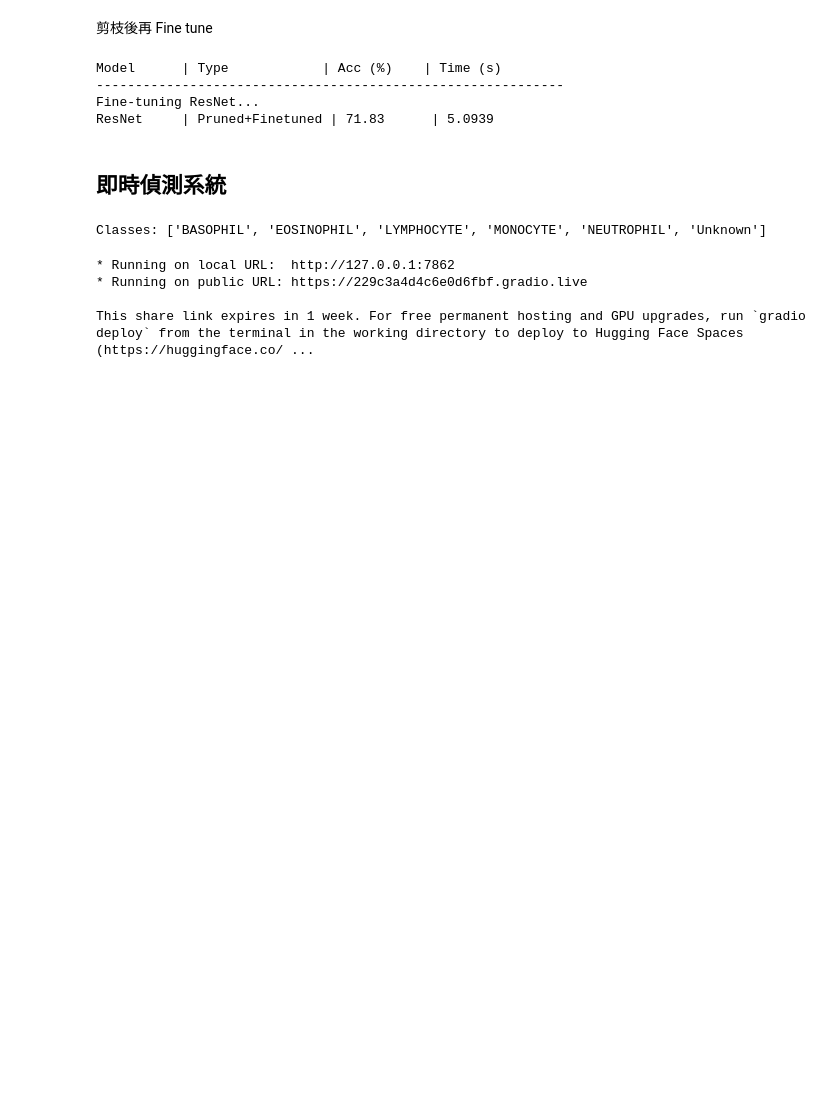
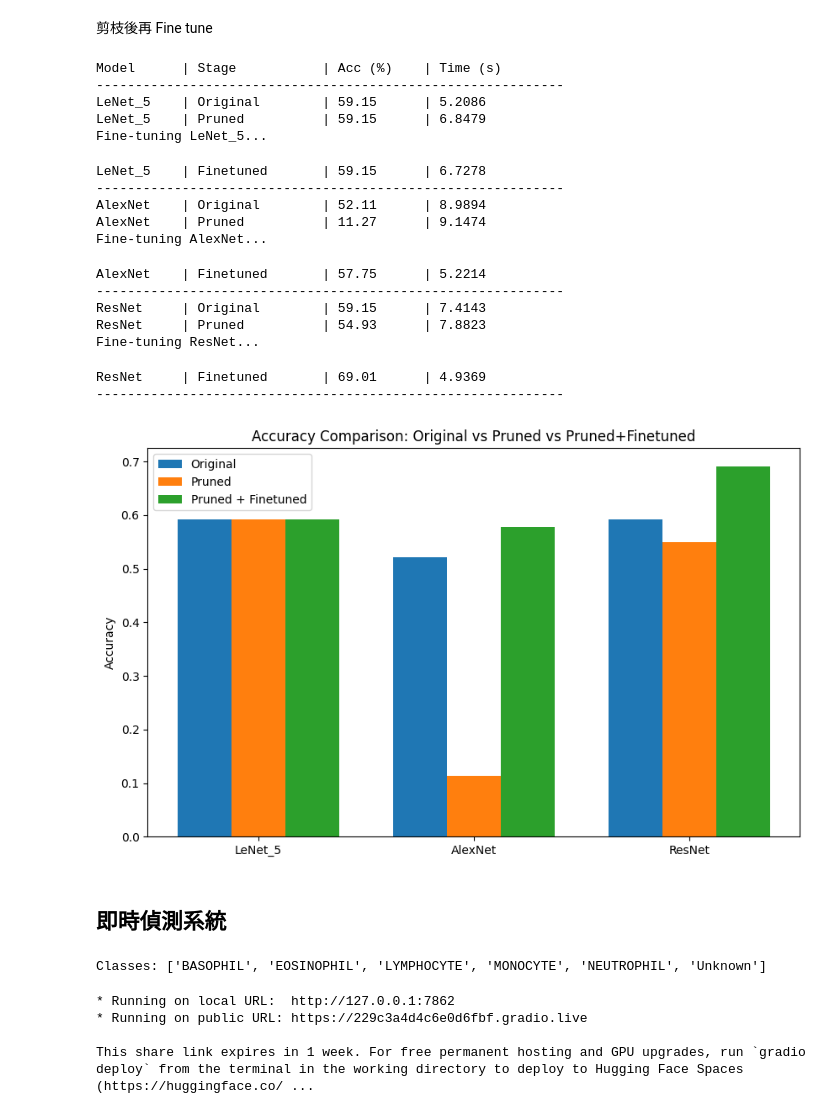
Before and after one commit to ImMasterSam/NSYSU_ComputerVision, a Jupyter notebook: blood_cell.ipynb, the cells around one changed output. Drawn from its saved outputs; the diff is of its cells as text; code cells hidden in the pictures; blank space fills up the shorter version.

```diff
--- a/blood_cell.ipynb
+++ b/blood_cell.ipynb
@@ -995,12 +1075,19 @@ ResNet     | Pruned     | 54.93      | 2.8823     | 7817628
 剪枝後再 Fine tune
 # %%
 # 剪枝後 Fine-tuning
-print(f"{'Model':<10} | {'Type':<15} | {'Acc (%)':<10} | {'Time (s)':<10}")
+print(f"{'Model':<10} | {'Stage':<15} | {'Acc (%)':<10} | {'Time (s)':<10}")
 print("-" * 60)
 
 finetune_epochs = 5
+transfer_models = ["LeNet_5", "AlexNet", 'VGGNet', "ResNet"]
 
-transfer_models = ["ResNet"]
+results_ft = {
+    "Model": [],
+    "Original": [],
+    "Pruned": [],
+    "Finetuned": []
+}
+
 for model_name in transfer_models:
     # 1. 重新載入並剪枝模型 (確保狀態一致)
     model = get_model_instance(model_name, old_num_classes=4, img_resize=IMG_RESIZE)
@@ -1008,38 +1095,91 @@ for model_name in transfer_models:
 
     model_path = f'./fine-tune model/{model_name}_finetuned.pth'
     if os.path.exists(model_path):
         model.load_state_dict(torch.load(model_path, map_location=device))
+    else:
+        print(f"Model {model_name} not found, skipping.")
+        continue
+
     model = model.to(device)
+
+    # 評估原始模型 (Original)
+    acc_orig, time_orig = evaluate_pruning(model, wbc_val_dataloader, device)
+    print(f"{model_name:<10} | {'Original':<15} | {acc_orig*100:<10.2f} | {time_orig:<10.4f}")
 
     # 應用結構化剪枝
     for name, module in model.named_modules():
         if isinstance(module, (nn.Conv2d, nn.Linear)):
             prune.ln_structured(module, name='weight', amount=pruning_amount, n=1, dim=0)
             prune.remove(module, 'weight')
+
+    # 評估剪枝後模型 (Pruned)
+    acc_pruned, time_pruned = evaluate_pruning(model, wbc_val_dataloader, device)
+    print(f"{model_name:<10} | {'Pruned':<15} | {acc_pruned*100:<10.2f} | {time_pruned:<10.4f}")
 
     # 2. 設定 Fine-tuning
     # 訓練所有參數，讓模型適應剪枝後的結構
     optimizer_ft = optim.Adam(model.parameters(), lr=0.001)
     scheduler_ft = optim.lr_scheduler.StepLR(optimizer_ft, step_size=3, gamma=0.1)
 
     # 3. 執行 Fine-tuning
     print(f"Fine-tuning {model_name}...")
+    tqdm_bar = tqdm(total=finetune_epochs, desc=f"{model_name} Fine-tuning")
     for epoch in range(finetune_epochs):
         train_loss, train_acc = train_model(model, wbc_train_dataloader, optimizer_ft, device)
         scheduler_ft.step()
+        tqdm_bar.set_description(f"Epoch {epoch+1}/{finetune_epochs}, Train Acc: {train_acc:.4f}")
+        tqdm_bar.update(1)
+    tqdm_bar.close()
 
-    # 4. 評估 Fine-tuned 模型
+    # 4. 評估 Fine-tuned 模型 (Finetuned)
     acc_ft, time_ft = evaluate_pruning(model, wbc_val_dataloader, device)
 
-    print(f"{model_name:<10} | {'Pruned+Finetuned':<15} | {acc_ft*100:<10.2f} | {time_ft:<10.4f}")
+    print(f"{model_name:<10} | {'Finetuned':<15} | {acc_ft*100:<10.2f} | {time_ft:<10.4f}")
+    print("-" * 60)
 
     # 儲存最終模型
     torch.save(model.state_dict(), f'./fine-tune model/{model_name}_pruned_finetuned.pth')
+
+    results_ft["Model"].append(model_name)
+    results_ft["Original"].append(acc_orig)
+    results_ft["Pruned"].append(acc_pruned)
+    results_ft["Finetuned"].append(acc_ft)
+
+# 繪圖
+x = np.arange(len(results_ft["Model"]))
+width = 0.25
+
+fig, ax = plt.subplots(figsize=(10, 6))
+rects1 = ax.bar(x - width, results_ft["Original"], width, label='Original')
+rects2 = ax.bar(x, results_ft["Pruned"], width, label='Pruned')
+rects3 = ax.bar(x + width, results_ft["Finetuned"], width, label='Pruned + Finetuned')
+
+ax.set_ylabel('Accuracy')
+ax.set_title('Accuracy Comparison: Original vs Pruned vs Pruned+Finetuned')
+ax.set_xticks(x)
+ax.set_xticklabels(results_ft["Model"])
+ax.legend()
+
+plt.show()
 # %% [output]
-Model      | Type            | Acc (%)    | Time (s)
+Model      | Stage           | Acc (%)    | Time (s)
 ------------------------------------------------------------
-Fine-tuning ResNet...
-ResNet     | Pruned+Finetuned | 71.83      | 5.0939
+LeNet_5    | Original        | 59.15      | 5.2086
+LeNet_5    | Pruned          | 59.15      | 6.8479
+Fine-tuning LeNet_5...
+LeNet_5    | Finetuned       | 59.15      | 6.7278
+------------------------------------------------------------
+AlexNet    | Original        | 52.11      | 8.9894
+AlexNet    | Pruned          | 11.27      | 9.1474
+Fine-tuning AlexNet...
+AlexNet    | Finetuned       | 57.75      | 5.2214
+------------------------------------------------------------
+ResNet     | Original        | 59.15      | 7.4143
+ResNet     | Pruned          | 54.93      | 7.8823
+Fine-tuning ResNet...
+ResNet     | Finetuned       | 69.01      | 4.9369
+------------------------------------------------------------
+[figure, added]
 # %% [markdown]
 ## 即時偵測系統
 # %%
```
Also changed, not shown: parts of 6 cells of this notebook, 7 other files.
